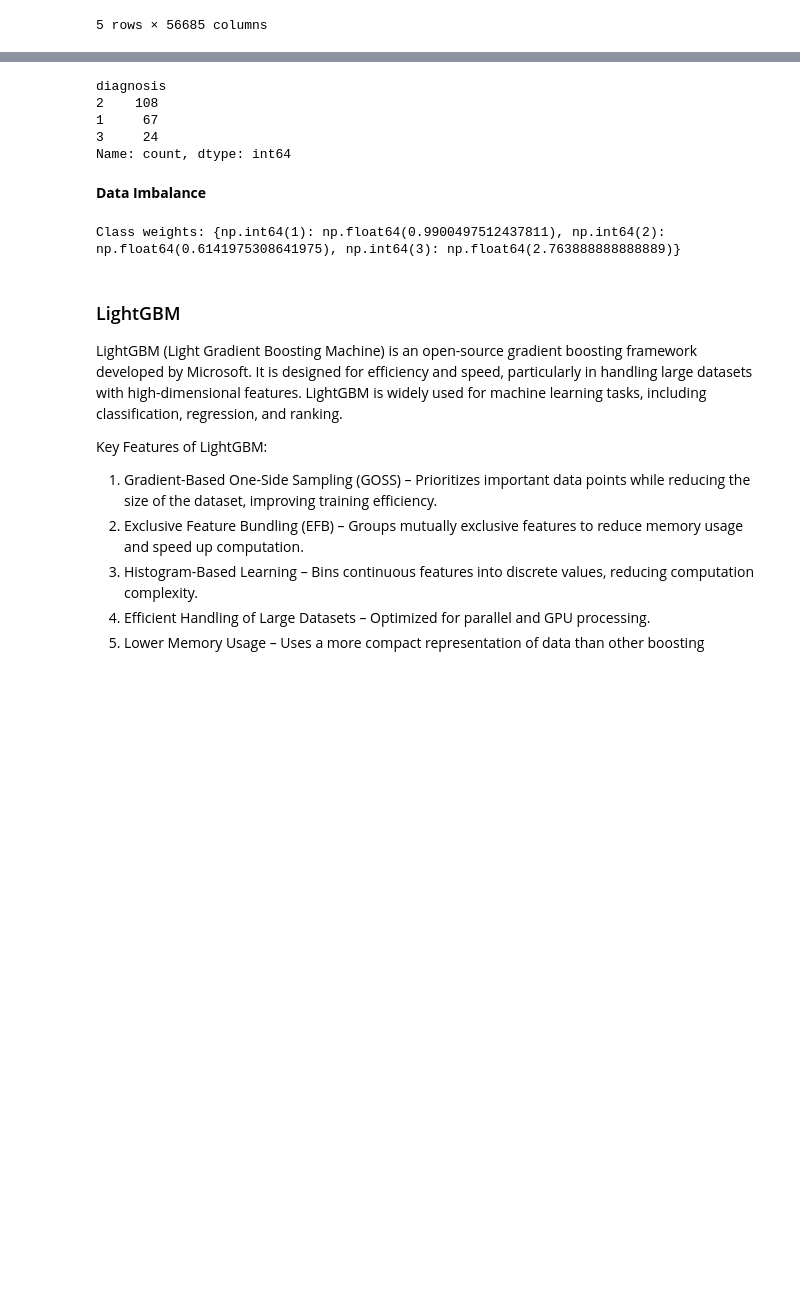
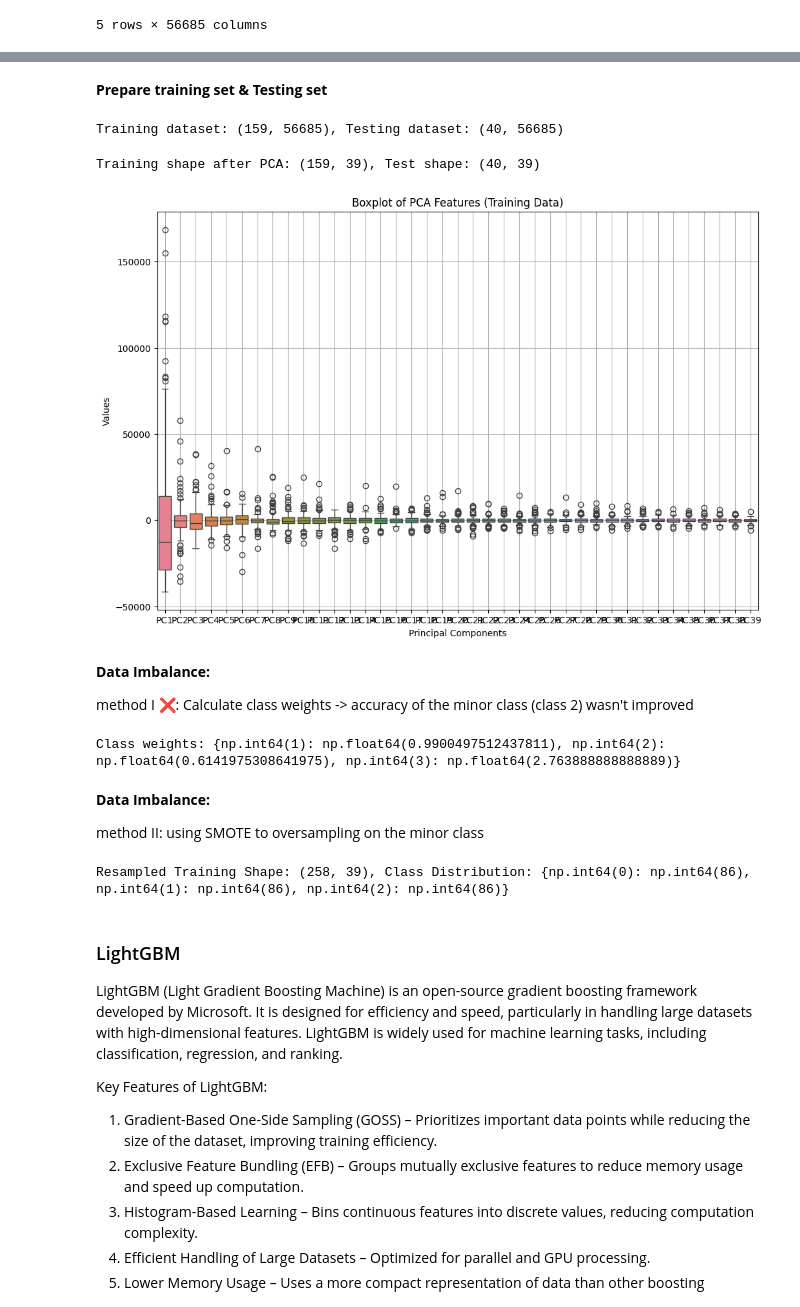
Before and after one commit to Kitiyaparnnn/NSCLC, a Jupyter notebook: train.ipynb, the cells around one changed output, grey strips where cells are left out. Drawn from its saved outputs; the diff is of its cells as text; code cells hidden in the pictures; blank space fills up the shorter version.

```diff
--- a/train.ipynb
+++ b/train.ipynb
@@ -54,16 +117,59 @@ gene_data = gene_data.rename(columns = lambda x:re.sub('[^A-Za-z0-9_.]+', '__',
 # %%
 labels = df["diagnosis"] - 1
-# %%
-count_classes = df['diagnosis'].value_counts()
-print(count_classes)
-# %% [output]
-diagnosis
-2    108
-1     67
-3     24
-Name: count, dtype: int64
-# %% [markdown]
-**Data Imbalance**
+# %% [markdown]
+**Prepare training set & Testing set**
+# %%
+# Split data
+X_train, X_test, y_train, y_test = train_test_split(gene_data, labels, test_size=0.2, random_state=42, stratify=labels)
+print(f"Training dataset: {X_train.shape}, Testing dataset: {X_test.shape}")
+# %% [output]
+Training dataset: (159, 56685), Testing dataset: (40, 56685)
+# %%
+# Standardizing
+# scaler = StandardScaler()
+# X_train_scaled = scaler.fit_transform(X_train)
+# X_test_scaled = scaler.transform(X_test)
+
+# Apply PCA
+pca = PCA(n_components=0.90)
+X_train_pca = pca.fit_transform(X_train)
+X_test_pca = pca.transform(X_test)
+
+print(f"Training shape after PCA: {X_train_pca.shape}, Test shape: {X_test_pca.shape}")
+print("Explained Variance Ratio:", np.sum(pca.explained_variance_ratio_))
+
+# explained_variance_ratio = pca.explained_variance_ratio_
+# plt.figure(figsize=(8, 5))
+# plt.plot(range(1, len(explained_variance_ratio) + 1), explained_variance_ratio, marker='o', linestyle='--')
+# plt.xlabel('Principal Component')
+# plt.ylabel('Variance Explained')
+# plt.title('Explained Variance by Each Principal Component')
+# plt.grid(True)
+# plt.show()
+# %% [output]
+Training shape after PCA: (159, 39), Test shape: (40, 39)
+# %%
+# Convert PCA results to DataFrame
+pca_df = pd.DataFrame(X_train_pca, columns=[f"PC{i+1}" for i in range(X_train_pca.shape[1])])
+
+# sns.boxplot(data=pca_df.iloc[:, :10])
+# plt.title('Boxplot of First 10 Principal Components')
+# plt.show()
+
+# Plot Boxplot
+plt.figure(figsize=(12, 8))
+sns.boxplot(data=pca_df)
+plt.title('Boxplot of PCA Features (Training Data)')
+plt.xlabel('Principal Components')
+plt.ylabel('Values')
+plt.grid(True)
+plt.show()
+# %% [output]
+[figure, added]
+# %% [markdown]
+**Data Imbalance:**
+
+method I ❌: Calculate class weights -> accuracy of the minor class (class 2) wasn't improved
 # %%
 # Define your target labels
 y = np.array([2] * 108 + [1] * 67 + [3] * 24)
@@ -73,6 +179,17 @@ class_weights = compute_class_weight(class_weight='balanced', classes=np.unique(
 print("Class weights:", dict(zip(np.unique(y), class_weights)))
 # %% [output]
 Class weights: {np.int64(1): np.float64(0.9900497512437811), np.int64(2): np.float64(0.6141975308641975), np.int64(3): np.float64(2.763888888888889)}
+# %% [markdown]
+**Data Imbalance:**
+
+method II: using SMOTE to oversampling on the minor class
+# %%
+from imblearn.over_sampling import SMOTE
+smote = SMOTE(random_state=42)
+X_train_res, y_train_res = smote.fit_resample(X_train_pca, y_train)
+print(f"Resampled Training Shape: {X_train_res.shape}, Class Distribution: {dict(zip(*np.unique(y_train_res, return_counts=True)))}")
+# %% [output]
+Resampled Training Shape: (258, 39), Class Distribution: {np.int64(0): np.int64(86), np.int64(1): np.int64(86), np.int64(2): np.int64(86)}
 # %% [markdown]
 ### LightGBM
 
```
Also changed, not shown: parts of 14 cells of this notebook.
